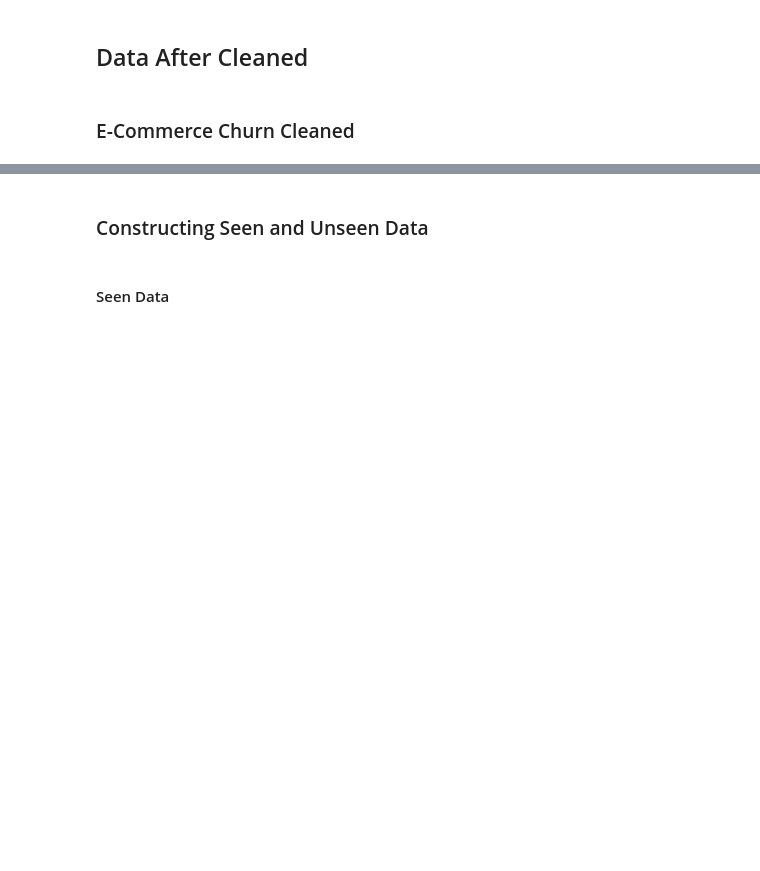
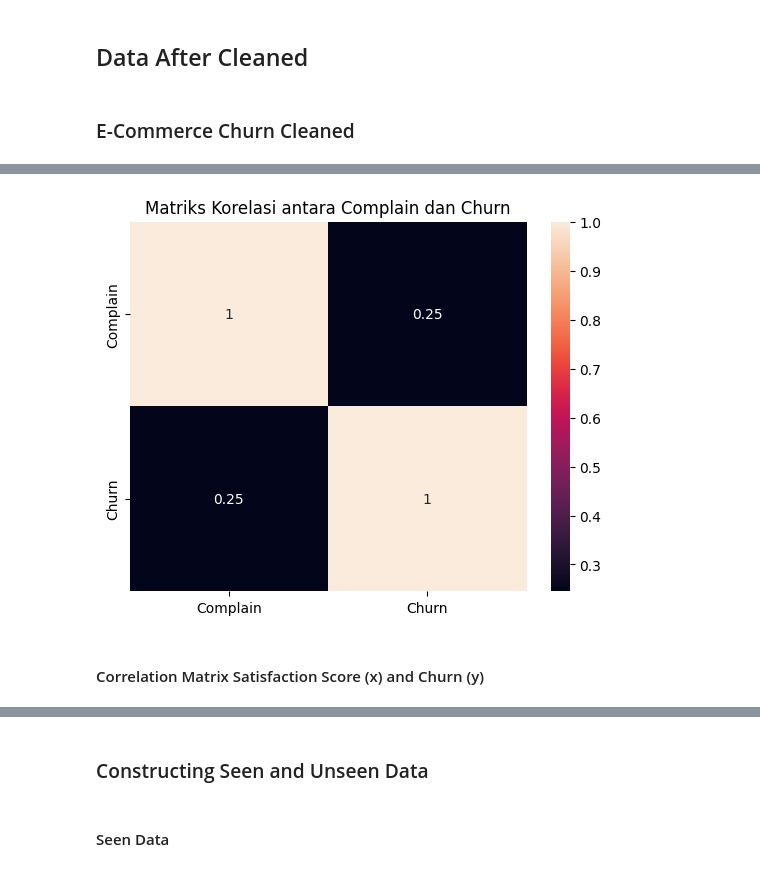
Before and after one commit to ratihbudii/machine_learning_Ecommerce, a Jupyter notebook: notebooks/1.0-rbs-ecommercechurn-notebook.ipynb, the cells around one changed output, grey strips where cells are left out. Cells and saved outputs as stored; diff of their text form; code cells hidden in the pictures; blank space fills up the shorter version.

```diff
--- a/notebooks/1.0-rbs-ecommercechurn-notebook.ipynb
+++ b/notebooks/1.0-rbs-ecommercechurn-notebook.ipynb
@@ -282,0 +349,2 @@ df_ecommerce_cleaned
+# %%
+df_ecommerce_cleaned['Complain'] = df_ecommerce_cleaned['Complain'].astype(bool)
@@ -282,0 +353,2 @@ df_ecommerce_cleaned
+# %%
+df_ecommerce_cleaned['Churn'] = df_ecommerce_cleaned['Churn'].astype(bool)
@@ -282,0 +385,12 @@ df_ecommerce_cleaned
+# %%
+corr_matrix_complain_churn = df_ecommerce_cleaned[['Complain', 'Churn']].corr()
+# %%
+# Visualisasi heatmap
+
+sns.heatmap(corr_matrix_complain_churn, annot=True)
+plt.title('Matriks Korelasi antara Complain dan Churn')
+plt.show()
+# %% [output]
+[figure, added]
+# %% [markdown]
+#### Correlation Matrix Satisfaction Score (x) and Churn (y)
```
Also changed, not shown: parts of 27 cells of this notebook.
